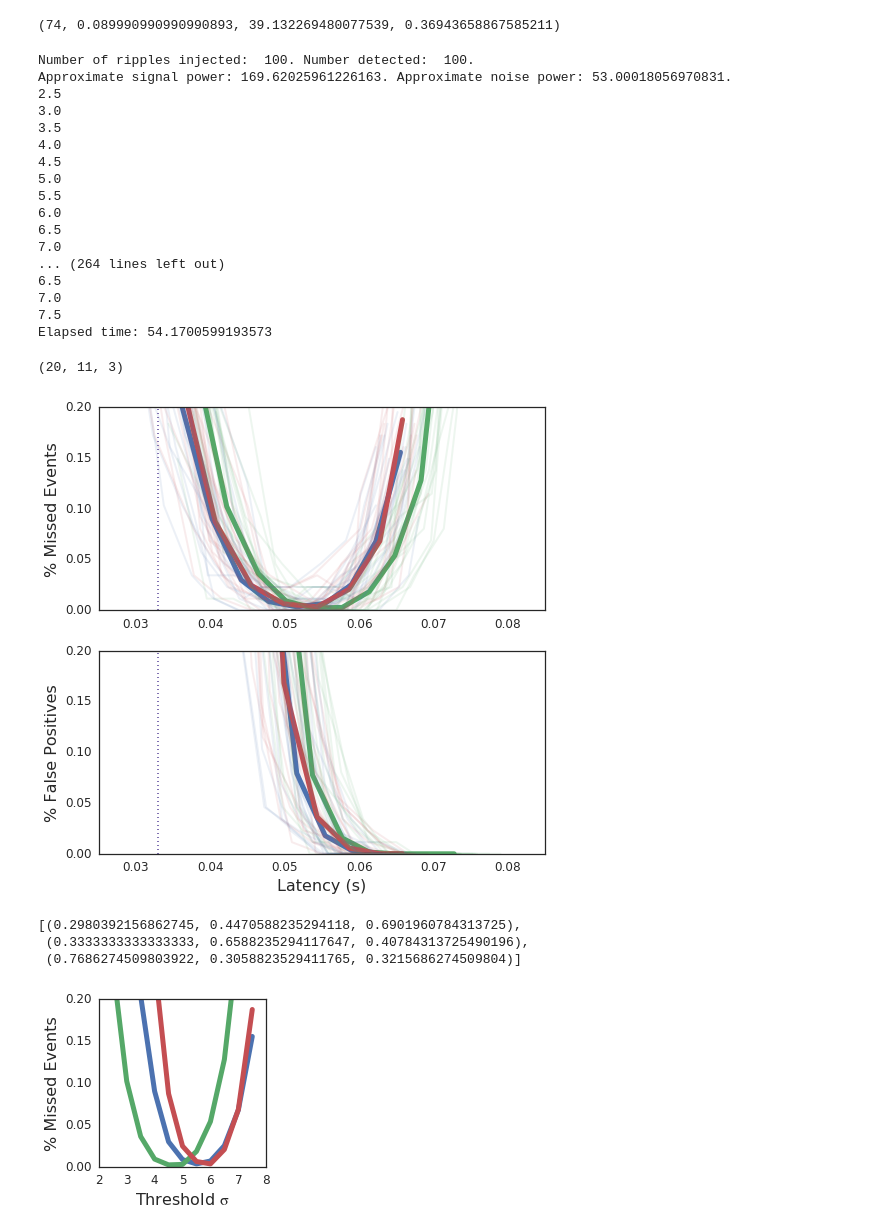
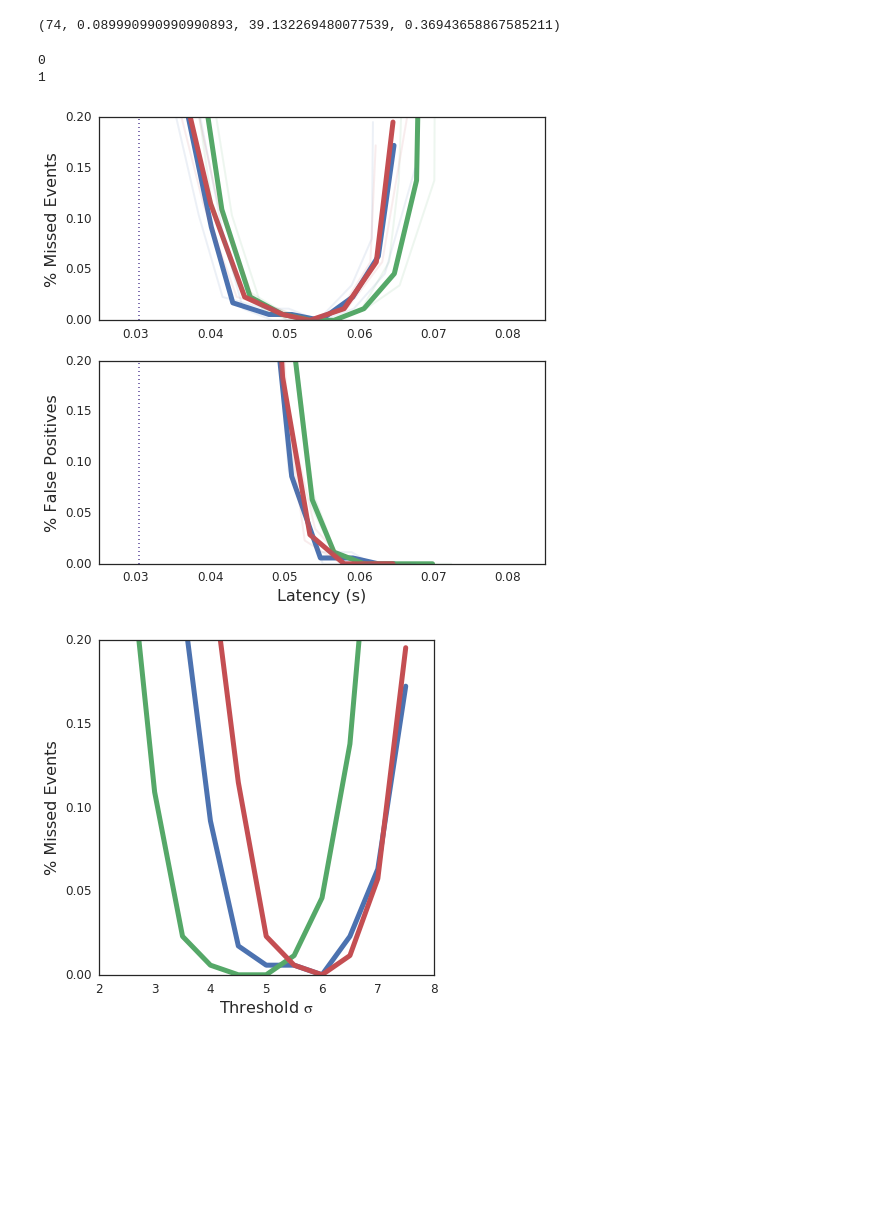
Before and after one commit to kemerelab/ExampleAnalyses, a Jupyter notebook: RippleDetection/Ripple Detection Threshold Analysis - Streamlined.ipynb, the cells around one changed output. Cells and saved outputs as stored; diff of their text form; code cells hidden in the pictures; blank space fills up the shorter version.

Commit message:
Updated code and ran notebooks so that figures were correct

```diff
--- a/RippleDetection/Ripple Detection Threshold Analysis - Streamlined.ipynb
+++ b/RippleDetection/Ripple Detection Threshold Analysis - Streamlined.ipynb
@@ -217,7 +226,27 @@ def ripple_processor(data, FS=1500, TrainingPeriod=120*FS, ThresholdSigma=4, Loc
 # %%
 import ripples
 
-def generate_fake_ripple_data(DataStdDev, Length, RipTimes, Peak, ThresholdFraction, PeriodAboveThreshold, LargestLatency) :
+# This function generates synthetic ripples in synthetic noise.
+#   - DataStdDev - This sets the size of the synthetic noise (white noise filtered in the ripple band, and then scaled).
+#   - Length, FS - size of fake data in samples, and the sampling rate (needed for filter)
+#
+
+#   - RipTimes - sample indexes corresponding to the center of inserted ripples
+#   Inserted ripples are 200 Hz multiplied by a gaussian kernel. The size and shape of the kernel are determined by:
+#   - Peak, ThresholdFraction, PeriodAboveThreshold - parameters used to generate ripples to insert
+#
+#   - Threshold, LargestLatency - RipTimes corresponds to the gold standard of when ripples take place. However, the place that
+#                      they "start" is determined using traditional Hilbert transform based ripple detection and the
+#                      evaluate_ripple_detection function, which takes Threshold and LargestLatency parameters
+#
+#  Returns:
+#   - fake_ripples - synthetic data
+#   - fake_ripple_bounds - detected onsets of synthetic ripples (corresponding to when the envelope returns to the mean)
+#   - fake_ripple_events - detected onsets of synthetic ripples (corresponding to when the envelope crossed a )
+
+def generate_fake_ripple_data(DataStdDev, Length, FS, RipTimes,
+                              Peak, ThresholdFraction, PeriodAboveThreshold,
+                              Threshold, LargestLatency) :
     # Generate a colored (i.e., filtered white) noise process with same mean and std as ripples
     b = signal.firwin(25, [150/(FS/2), 250/(FS/2)], pass_zero=False)
     fake_ripples = signal.filtfilt(b,1,np.random.randn(Length));
@@ -303,4 +334,6 @@ import time
 # %%
+from joblib import Parallel, delayed
+
 ThresholdSigmas = np.arange(2.5,8,0.5)
 
 FPs = []
@@ -308,49 +341,32 @@ Detected = []
 MnLat = []
 SdLat = []
 
-NumberOfRepeats = 2
+NumberOfRepeats = 2 # Run a bunch of times to get statistics
 
+# Each cycle through this loop takes about 60s per ThresholdValue. joblib generates separate threads - we assume a 16 core machine
+NCores = 14
 for k in range(NumberOfRepeats):
     print(k)
     SynthRipples, SynthRippleBounds, SynthRippleInnerBounds = \
-        generate_fake_ripple_data(np.std(ripple_signal), len(data), RippleInsertionIdx, Peak,
-                                  ThresholdFraction, PeriodAboveThreshold, LargestLatency)
+        generate_fake_ripple_data(np.std(ripple_signal), len(data), FS, RippleInsertionIdx, Peak,
+                                  ThresholdFraction, PeriodAboveThreshold, Threshold, LargestLatency)
 
     NonTrainingRipTimes = SynthRippleBounds[SynthRippleBounds[:,0] > TrainingPeriod,0]
 
     #results = [test_threshold(ts, SynthRipples, NonTrainingRipTimes, TrainingPeriod, LargestLatency) for ts in ThresholdSigmas]
-    results = Parallel(n_jobs=14)(delayed(test_threshold)(ts, SynthRipples, NonTrainingRipTimes, TrainingPeriod, LargestLatency) for ts in ThresholdSigmas)
+    results = Parallel(n_jobs=NCores)(delayed(test_threshold)(ts, SynthRipples, NonTrainingRipTimes, TrainingPeriod, LargestLatency) for ts in ThresholdSigmas)
     fp, detrip, mlat, stdlat = zip(*results)
     FPs.append(np.array(fp))
     Detected.append(np.array(detrip))
     MnLat.append(np.array(mlat))
     SdLat.append(np.array(stdlat))
 # %% [output]
-Number of ripples injected:  100. Number detected:  100.
-Approximate signal power: 169.62025961226163. Approximate noise power: 53.00018056970831.
-2.5
-3.0
-3.5
-4.0
-4.5
-5.0
-5.5
-6.0
-6.5
-7.0
-... (264 lines left out)
-6.5
-7.0
-7.5
-Elapsed time: 54.1700599193573
+0
+1
 # %%
 FalsePositiveRate = np.array(FPs)/len(NonTrainingRipTimes)
 MissedRate = 1 - np.array(Detected)/len(NonTrainingRipTimes)
 Latencies = np.array(MnLat)/FS
-# %%
-FalsePositiveRate.shape
-# %% [output]
-(20, 11, 3)
 # %%
 params = {'mathtext.default': 'regular' }
 plt.rcParams.update(params)
@@ -362,7 +378,7 @@ gs = gridspec.GridSpec(2, 1)
 misses = plt.subplot(gs[0])
 miss_rate = plt.plot(np.mean(Latencies, axis=0), np.mean(MissedRate,axis=0), linewidth=5)
 colors = [x.get_color() for x in miss_rate]
-for k in range(20):
+for k in range(NumberOfRepeats):
     for i in range(3):
         plt.plot(Latencies[k,:,i],MissedRate[k,:,i], alpha=0.1, color=colors[i])
 
@@ -372,7 +388,7 @@ plt.ylabel('% Missed Events')
 falpos = plt.subplot(gs[1], sharex=misses, sharey=misses)
 false_pos = plt.plot(np.mean(Latencies, axis=0), np.mean(FalsePositiveRate,axis=0), linewidth=5)
 colors = [x.get_color() for x in false_pos]
-for k in range(20):
+for k in range(NumberOfRepeats):
     for i in range(3):
         plt.plot(Latencies[k,:,i],FalsePositiveRate[k,:,i], alpha=0.1, color=colors[i])
 
@@ -387,24 +403,18 @@ plt.savefig('3_5sigmaRipples-Performance.png')
 plt.show()
 plt.close()
 # %% [output]
-[figure, old version]
+[figure, new version]
-# %%
-[x.get_color() for x in miss_rate]
-# %% [output]
-[(0.2980392156862745, 0.4470588235294118, 0.6901960784313725),
- (0.3333333333333333, 0.6588235294117647, 0.40784313725490196),
- (0.7686274509803922, 0.3058823529411765, 0.3215686274509804)]
 # %%
 
-sns.set(rc={'figure.figsize': (3, 3),'lines.linewidth': 2, 'font.size': 18, 'axes.labelsize': 16, 'legend.fontsize': 12, 'ytick.labelsize': 12, 'xtick.labelsize': 12 })
+sns.set(rc={'figure.figsize': (6, 6),'lines.linewidth': 2, 'font.size': 18, 'axes.labelsize': 16, 'legend.fontsize': 12, 'ytick.labelsize': 12, 'xtick.labelsize': 12 })
 sns.set_style('white')
 
 false_pos = plt.plot(ThresholdSigmas, np.mean(MissedRate,axis=0), linewidth=5)
 plt.xlabel('Threshold $\sigma$')
 plt.ylabel('% Missed Events')
 plt.gca().set_ylim([0,0.2])
 plt.savefig('3_5sigmaRipples-Threshold.png')
 plt.show()
 plt.close()
 # %% [output]
-[figure, old version]
+[figure, new version]
```
Also changed, not shown: parts of 5 cells of this notebook, 1 other file.
